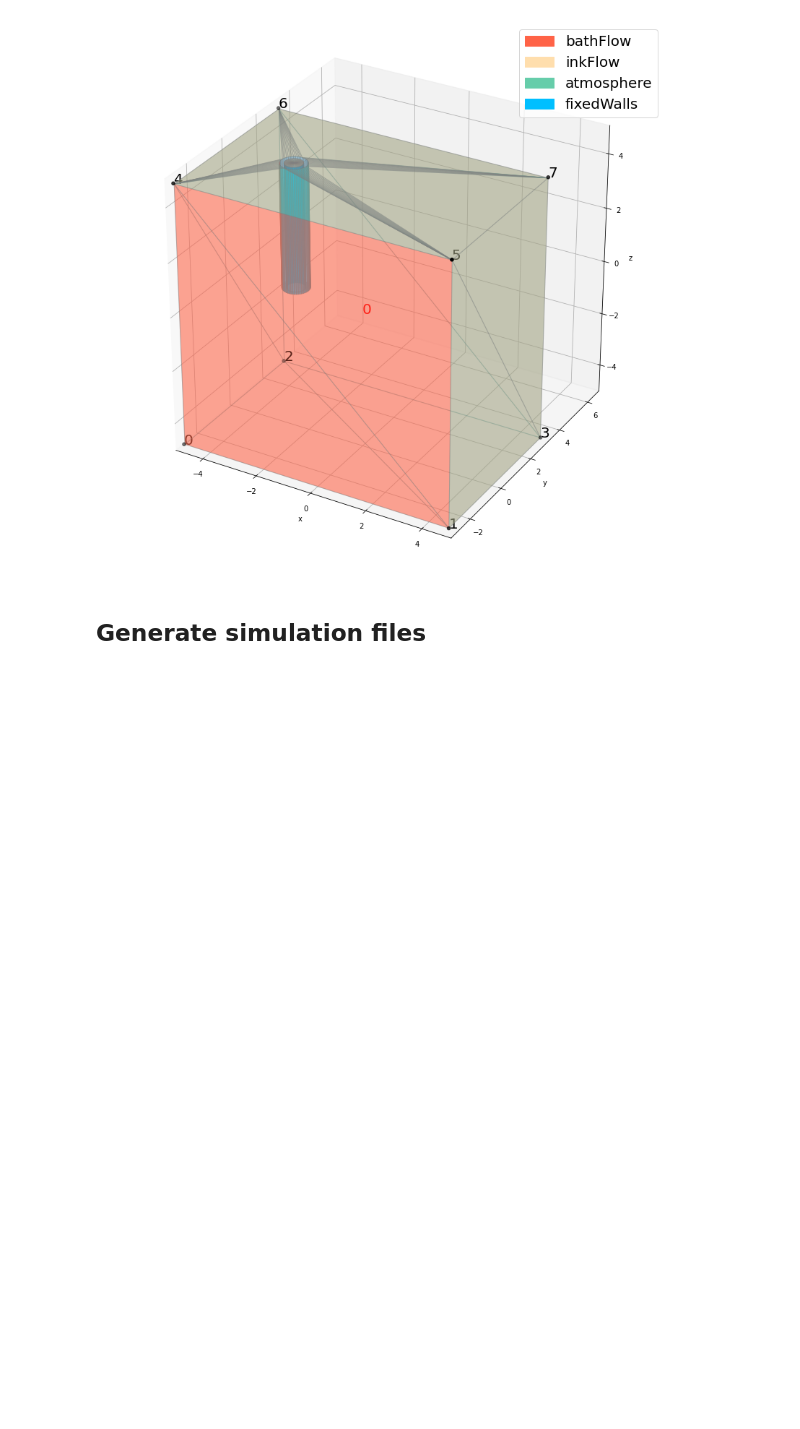
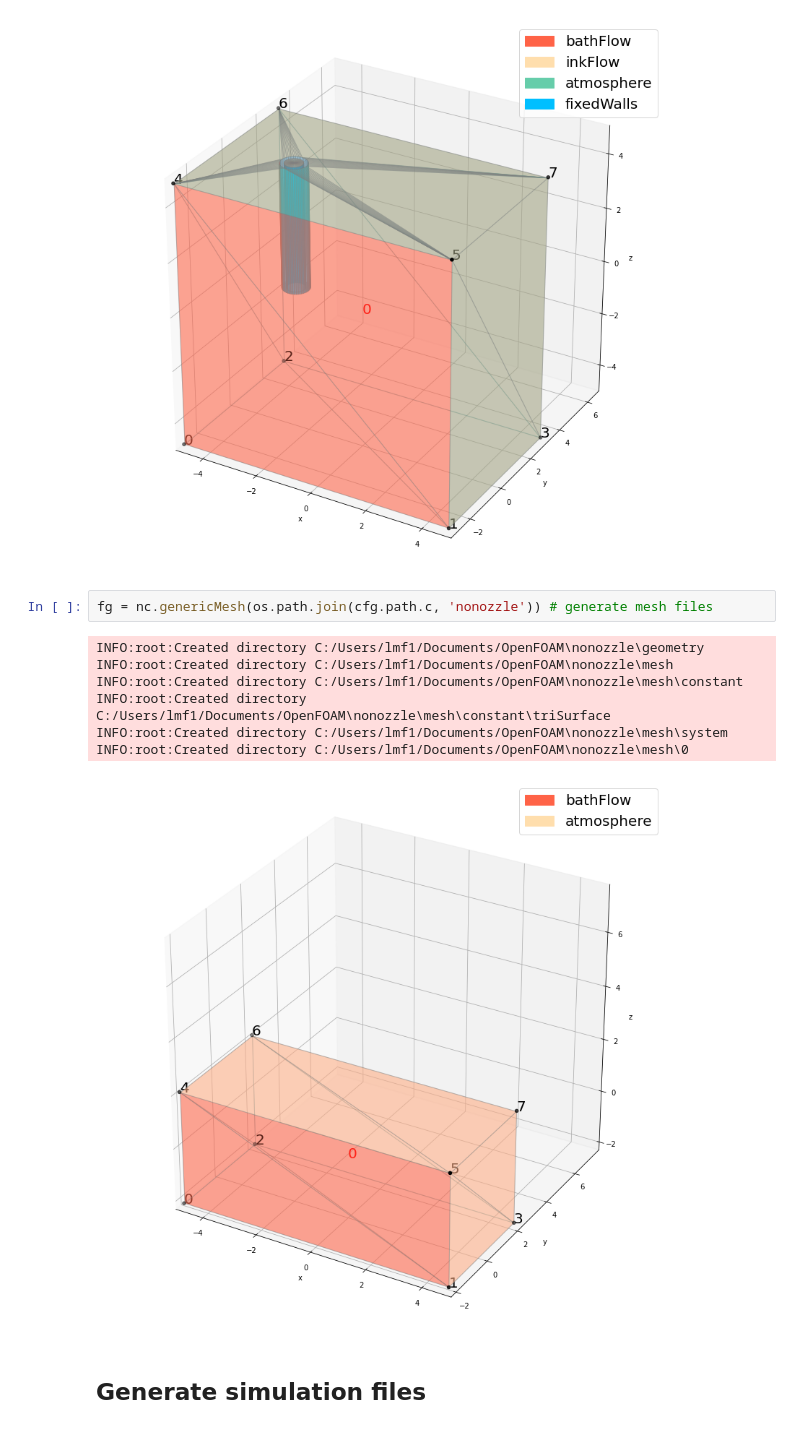
Before and after one commit to usnistgov/openfoamEmbedded3DP, a Jupyter notebook: pythonscripts/noz3dscript.ipynb, the cells around one changed output. Saved outputs shown, nothing was run; the diff lists cells and outputs as text; blank space fills up the shorter version.

```diff
--- a/pythonscripts/noz3dscript.ipynb
+++ b/pythonscripts/noz3dscript.ipynb
@@ -39,6 +39,16 @@ fg = nc.genericMesh(os.path.join(cfg.path.c, 'LapRDTall'), npts=50, bathDepth=16
 fg.plot.savefig(os.path.join(cfg.path.fig, 'yieldingsweep','plots', 'LapRDTall', 'nozzleDiagramTall.png')) # export the diagram of the nozzle
 # %% [output]
 [figure]
+# %%
+fg = nc.genericMesh(os.path.join(cfg.path.c, 'nonozzle')) # generate mesh files
+# %% [output]
+INFO:root:Created directory C:/Users/lmf1/Documents/OpenFOAM\nonozzle\geometry
+INFO:root:Created directory C:/Users/lmf1/Documents/OpenFOAM\nonozzle\mesh
+INFO:root:Created directory C:/Users/lmf1/Documents/OpenFOAM\nonozzle\mesh\constant
+INFO:root:Created directory C:/Users/lmf1/Documents/OpenFOAM\nonozzle\mesh\constant\triSurface
+INFO:root:Created directory C:/Users/lmf1/Documents/OpenFOAM\nonozzle\mesh\system
+INFO:root:Created directory C:/Users/lmf1/Documents/OpenFOAM\nonozzle\mesh\0
+[figure, added]
 # %% [markdown]
 ## Generate simulation files
 # %% [markdown]
```
Also changed, not shown: parts of 4 cells of this notebook, 14 other files.
